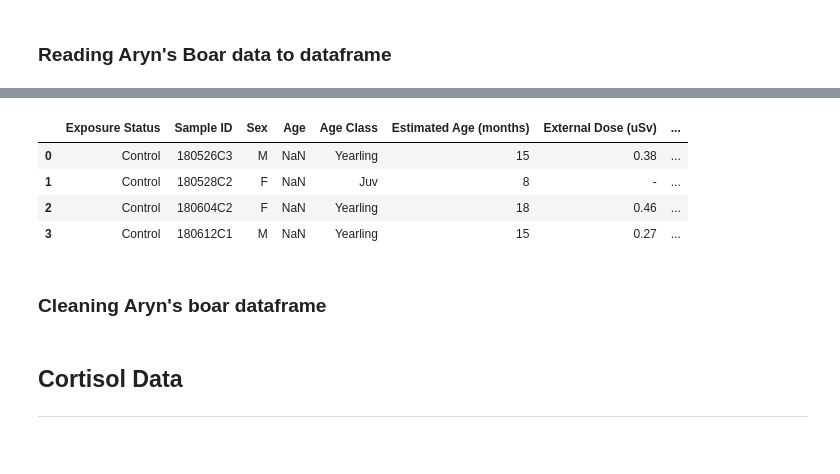
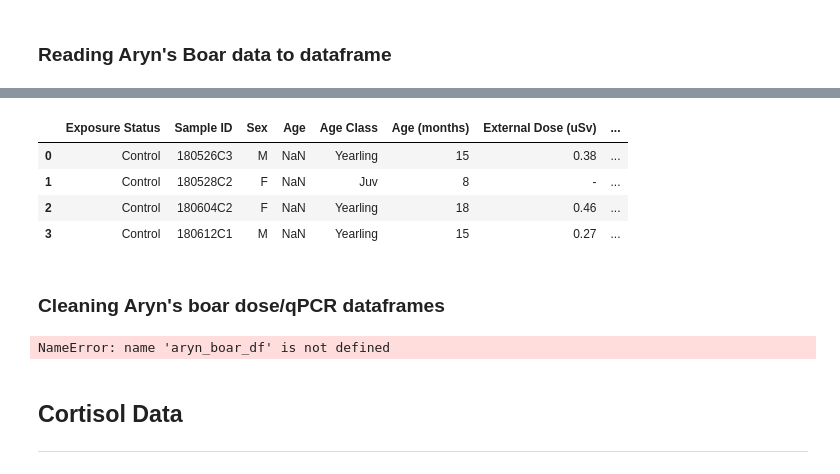
Before and after one commit to Jared-Luxton/Fukushima-Nuclear-Disaster-Humans, a Jupyter notebook: workflow & analyses notebooks/01_Fukushima_Project_Data_Extraction_and_Cleaning.ipynb, the cells around one changed output, grey strips where cells are left out. Saved outputs shown, nothing was run; the diff lists cells and outputs as text; code cells hidden in the pictures.

Commit message:
new dose data.. redoing analyses

```diff
--- a/workflow & analyses notebooks/01_Fukushima_Project_Data_Extraction_and_Cleaning.ipynb
+++ b/workflow & analyses notebooks/01_Fukushima_Project_Data_Extraction_and_Cleaning.ipynb
@@ -56,8 +75,8 @@ aryn_snake_df.to_csv('../excel data/cleaned/aryn_snake_df.csv', index=False)
 # %%
-aryn_boar_df = pd.read_excel('../excel data/raw/boar snake master template.xlsx', sheet_name=0)
-aryn_boar_df.head(4)
+aryn_boar_qPCR = pd.read_excel('../excel data/raw/boar snake master template.xlsx', sheet_name=0)
+aryn_boar_qPCR.head(4)
 # %% [output]
-|  | Exposure Status | Sample ID | Sex | Age | Age Class | Estimated Age (months) | External Dose (uSv) | ... |
+|  | Exposure Status | Sample ID | Sex | Age | Age Class | Age (months) | External Dose (uSv) | ... |
 | 0 | Control | 180526C3 | M | NaN | Yearling | 15 | 0.38 | ... |
 | 1 | Control | 180528C2 | F | NaN | Juv | 8 | - | ... |
 | 2 | Control | 180604C2 | F | NaN | Yearling | 18 | 0.46 | ... |
@@ -69,15 +87,17 @@ list_boar_ID = list(aryn_boar_df['Sample ID'].unique())
 # %% [markdown]
-### Cleaning Aryn's boar dataframe
+### Cleaning Aryn's boar dose/qPCR dataframes
 # %%
 # changing errant values to np.NaN
-aryn_boar_df = aryn_boar_df.replace('-', np.NaN)
+aryn_boar_dose = aryn_boar_qPCR.replace('-', np.NaN)
 
-# encoding exposure status as dummy values
-dummies = pd.get_dummies(aryn_boar_df['Exposure Status'], prefix='Encoded', drop_first=True)
-aryn_boar_df['Encoded Exposed'] = dummies['Encoded_Exposed']
+# # encoding exposure status as dummy values
+# dummies = pd.get_dummies(aryn_boar_df['Exposure Status'], prefix='Encoded', drop_first=True)
+# aryn_boar_df['Encoded Exposed'] = dummies['Encoded_Exposed']
 
-# cleaning Sample ID of dashes & spaces, + 'GPS' & 'collar' terms
-aryn_boar_df['Sample ID'] = aryn_boar_df['Sample ID'].apply(lambda row: f_tm.remove_dashes_space_sampleIDs(row))
+# # cleaning Sample ID of dashes & spaces, + 'GPS' & 'collar' terms
+# aryn_boar_df['Sample ID'] = aryn_boar_df['Sample ID'].apply(lambda row: f_tm.remove_dashes_space_sampleIDs(row))
+# %% [output]
+NameError: name 'aryn_boar_df' is not defined
 # %%
 aryn_boar_df.to_csv('../excel data/cleaned/aryn_boar_df.csv', index=False)
 # %% [markdown]
```
Also changed, not shown: parts of 12 cells of this notebook.
